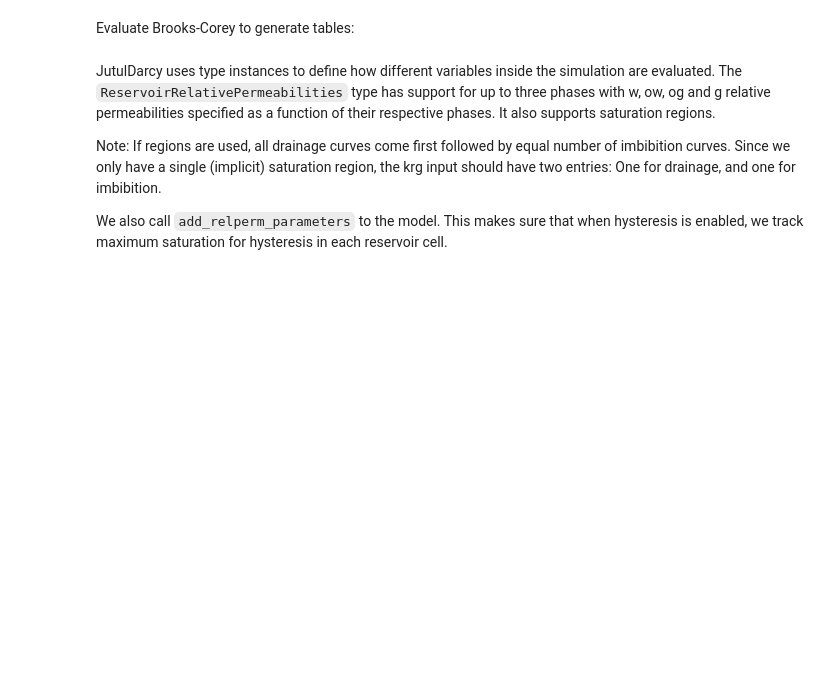
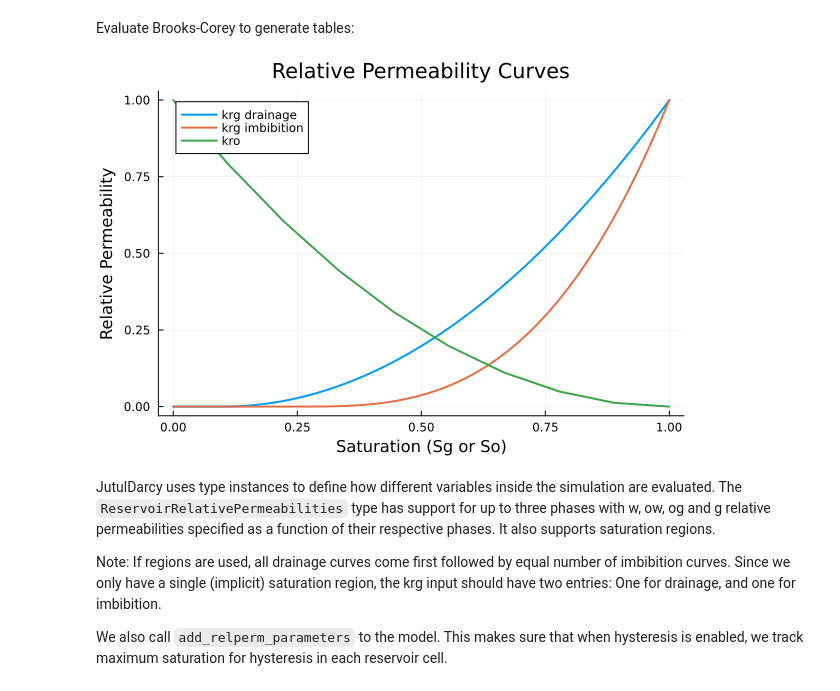
Before and after one commit to turquoisedragon2926/SLIM-tutorials, a Jupyter notebook: 04-Intro-Jutul/co2_sloped.ipynb, the cells around one changed output. Saved outputs shown, nothing was run; the diff lists cells and outputs as text; code cells hidden in the pictures; blank space fills up the shorter version.

Commit message:
fixed all the plots

```diff
--- a/04-Intro-Jutul/co2_sloped.ipynb
+++ b/04-Intro-Jutul/co2_sloped.ipynb
@@ -153,18 +226,41 @@ sg = range(0, 1, 50);
 # %% [markdown]
 Evaluate Brooks-Corey to generate tables:
 # %%
+# tab_krg_drain = brooks_corey_relperm.(sg, n = 2, residual = 0.1)
+# tab_krg_imb = brooks_corey_relperm.(sg, n = 3, residual = 0.25)
+
+# krg_drain  = PhaseRelativePermeability(sg, tab_krg_drain, label = :g)
+# krg_imb  = PhaseRelativePermeability(sg, tab_krg_imb, label = :g)
+
+# # fig, ax, plt = lines(sg, tab_krg_drain, label = "krg drainage")
+# # lines!(ax, sg, tab_krg_imb, label = "krg imbibition")
+# # lines!(ax, 1 .- so, krog_t, label = "kro")
+# # axislegend()
+# # fig
+# # Define a relative permeability variable
+
+using Plots
+
+# Assuming `brooks_corey_relperm` and `PhaseRelativePermeability` are defined functions
 tab_krg_drain = brooks_corey_relperm.(sg, n = 2, residual = 0.1)
 tab_krg_imb = brooks_corey_relperm.(sg, n = 3, residual = 0.25)
 
-krg_drain  = PhaseRelativePermeability(sg, tab_krg_drain, label = :g)
-krg_imb  = PhaseRelativePermeability(sg, tab_krg_imb, label = :g)
+krg_drain = PhaseRelativePermeability(sg, tab_krg_drain, label = :g)
+krg_imb = PhaseRelativePermeability(sg, tab_krg_imb, label = :g)
 
-fig, ax, plt = lines(sg, tab_krg_drain, label = "krg drainage")
-lines!(ax, sg, tab_krg_imb, label = "krg imbibition")
-lines!(ax, 1 .- so, krog_t, label = "kro")
-axislegend()
-fig
-# Define a relative permeability variable
+# Plot the drainage curve
+plot(sg, tab_krg_drain, label="krg drainage", linewidth=2)
+
+# Add the imbibition curve
+plot!(sg, tab_krg_imb, label="krg imbibition", linewidth=2)
+
+# Add another curve (kro curve as an example)
+plot!(1 .- so, krog_t, label="kro", linewidth=2)
+
+# Add legend and display
+plot!(xlabel="Saturation (Sg or So)", ylabel="Relative Permeability", title="Relative Permeability Curves")
+# %% [output]
+[figure, added]
 # %% [markdown]
 JutulDarcy uses type instances to define how different variables inside the
 simulation are evaluated. The `ReservoirRelativePermeabilities` type has
```
Also changed, not shown: parts of 28 cells of this notebook, 2 other files.
